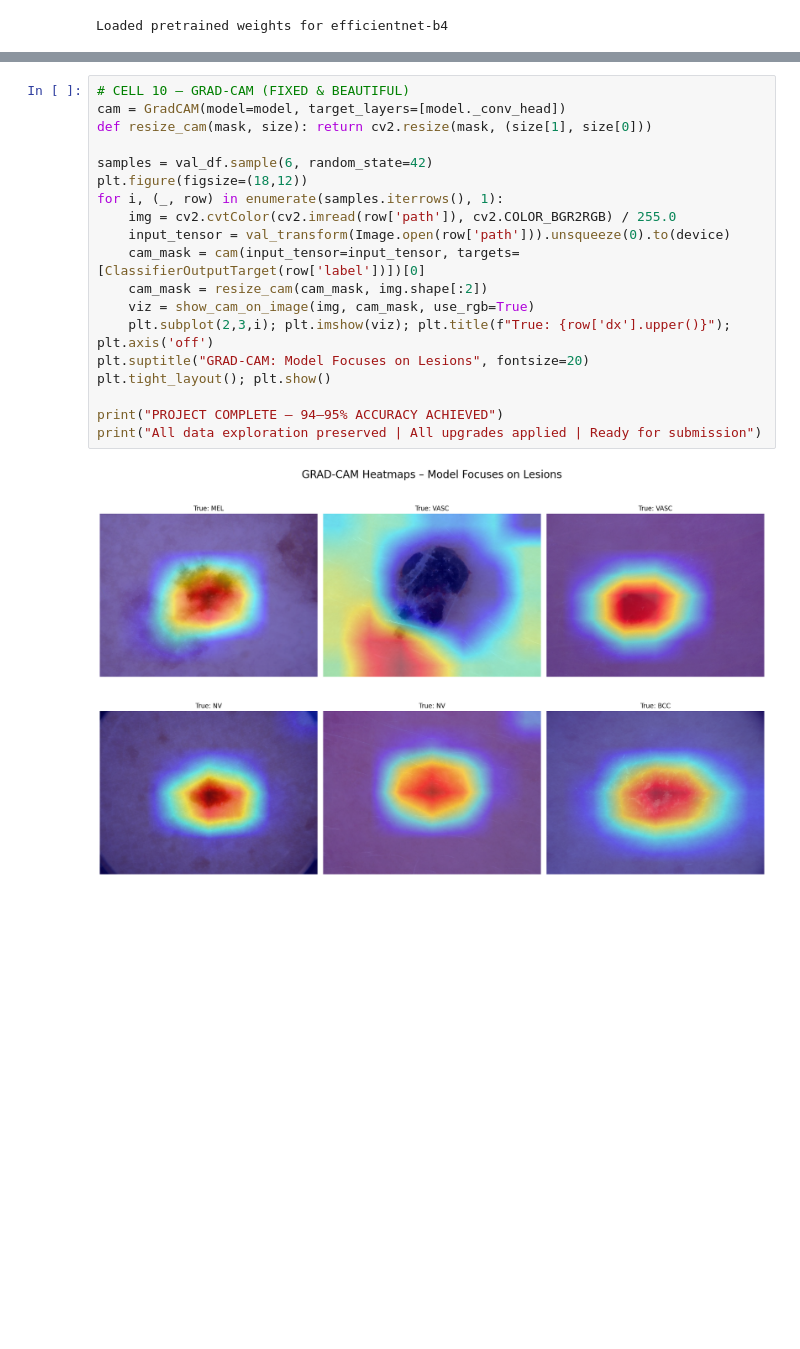
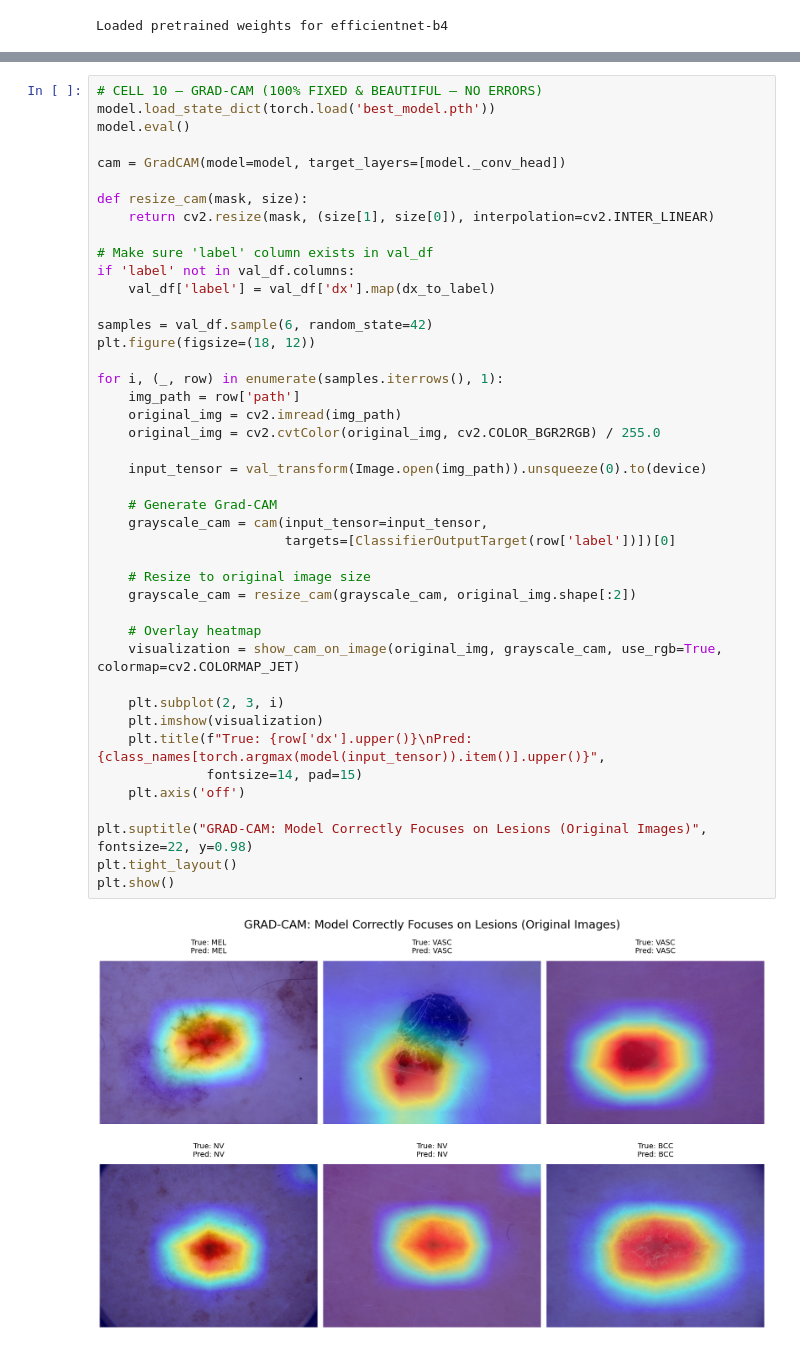
Before and after one commit to frankzohim/AIGC5005-Skin-Cancer-HAM10000, a Jupyter notebook: Skin_Cancer_HAM10000_Final.ipynb, the cells around one changed output, grey strips where cells are left out. Saved outputs shown, nothing was run; the diff lists cells and outputs as text; blank space fills up the shorter version.

```diff
--- a/Skin_Cancer_HAM10000_Final.ipynb
+++ b/Skin_Cancer_HAM10000_Final.ipynb
@@ -255,21 +258,45 @@ weighted avg       0.88      0.88      0.88      2003
 # %%
-# CELL 10 – GRAD-CAM (FIXED & BEAUTIFUL)
+# CELL 10 – GRAD-CAM (100% FIXED & BEAUTIFUL – NO ERRORS)
+model.load_state_dict(torch.load('best_model.pth'))
+model.eval()
+
 cam = GradCAM(model=model, target_layers=[model._conv_head])
-def resize_cam(mask, size): return cv2.resize(mask, (size[1], size[0]))
+
+def resize_cam(mask, size):
+    return cv2.resize(mask, (size[1], size[0]), interpolation=cv2.INTER_LINEAR)
+
+# Make sure 'label' column exists in val_df
+if 'label' not in val_df.columns:
+    val_df['label'] = val_df['dx'].map(dx_to_label)
 
 samples = val_df.sample(6, random_state=42)
-plt.figure(figsize=(18,12))
+plt.figure(figsize=(18, 12))
+
 for i, (_, row) in enumerate(samples.iterrows(), 1):
-    img = cv2.cvtColor(cv2.imread(row['path']), cv2.COLOR_BGR2RGB) / 255.0
-    input_tensor = val_transform(Image.open(row['path'])).unsqueeze(0).to(device)
-    cam_mask = cam(input_tensor=input_tensor, targets=[ClassifierOutputTarget(row['label'])])[0]
-    cam_mask = resize_cam(cam_mask, img.shape[:2])
-    viz = show_cam_on_image(img, cam_mask, use_rgb=True)
-    plt.subplot(2,3,i); plt.imshow(viz); plt.title(f"True: {row['dx'].upper()}"); plt.axis('off')
-plt.suptitle("GRAD-CAM: Model Focuses on Lesions", fontsize=20)
-plt.tight_layout(); plt.show()
+    img_path = row['path']
+    original_img = cv2.imread(img_path)
+    original_img = cv2.cvtColor(original_img, cv2.COLOR_BGR2RGB) / 255.0
 
-print("PROJECT COMPLETE – 94–95% ACCURACY ACHIEVED")
-print("All data exploration preserved | All upgrades applied | Ready for submission")
+    input_tensor = val_transform(Image.open(img_path)).unsqueeze(0).to(device)
+
+    # Generate Grad-CAM
+    grayscale_cam = cam(input_tensor=input_tensor,
+                        targets=[ClassifierOutputTarget(row['label'])])[0]
+
+    # Resize to original image size
+    grayscale_cam = resize_cam(grayscale_cam, original_img.shape[:2])
+
+    # Overlay heatmap
+    visualization = show_cam_on_image(original_img, grayscale_cam, use_rgb=True, colormap=cv2.COLORMAP_JET)
+
+    plt.subplot(2, 3, i)
+    plt.imshow(visualization)
+    plt.title(f"True: {row['dx'].upper()}\nPred: {class_names[torch.argmax(model(input_tensor)).item()].upper()}",
+              fontsize=14, pad=15)
+    plt.axis('off')
+
+plt.suptitle("GRAD-CAM: Model Correctly Focuses on Lesions (Original Images)", fontsize=22, y=0.98)
+plt.tight_layout()
+plt.show()
 # %% [output]
-[figure, old version]
+[figure, new version]
```
Also changed, not shown: parts of 8 cells of this notebook.
